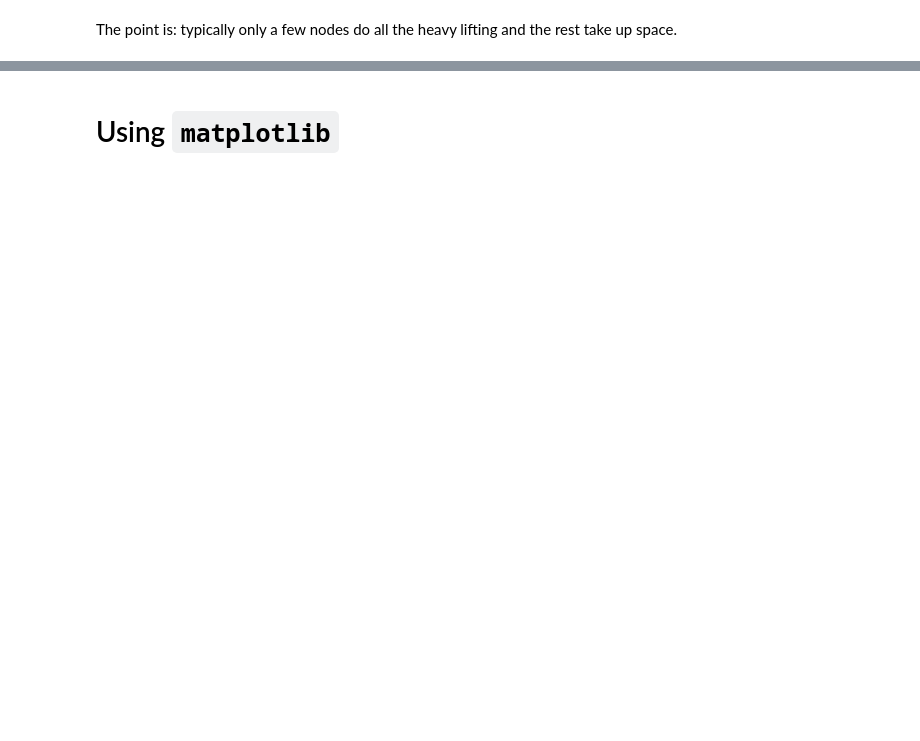
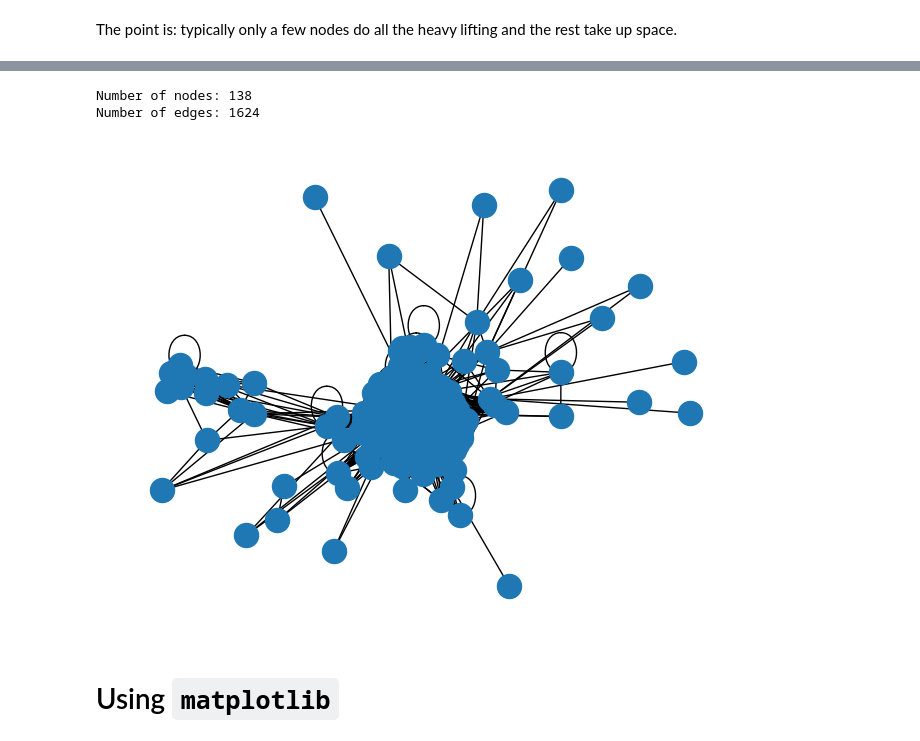
Before and after one commit to keithpjolley/python_graph_demo, a Jupyter notebook: graphs.ipynb, the cells around one changed output, grey strips where cells are left out. Drawn from its saved outputs; the diff is of its cells as text; code cells hidden in the pictures; blank space fills up the shorter version.

```diff
--- a/graphs.ipynb
+++ b/graphs.ipynb
@@ -449,3 +656,13 @@ del attrs, pagerank, communities, smalls, df_cal, eicentrality
+# %%
+node_count = len(G.nodes())
+edge_count = len(G.edges())
+print(f"Number of nodes: {node_count}")
+print(f"Number of edges: {edge_count}")
+nx.draw(G)
+# %% [output]
+Number of nodes: 138
+Number of edges: 1624
+[figure, added]
 # %% [markdown]
 # Using `matplotlib`
 # %%
```
Also changed, not shown: parts of 61 cells of this notebook, 40 other files.
